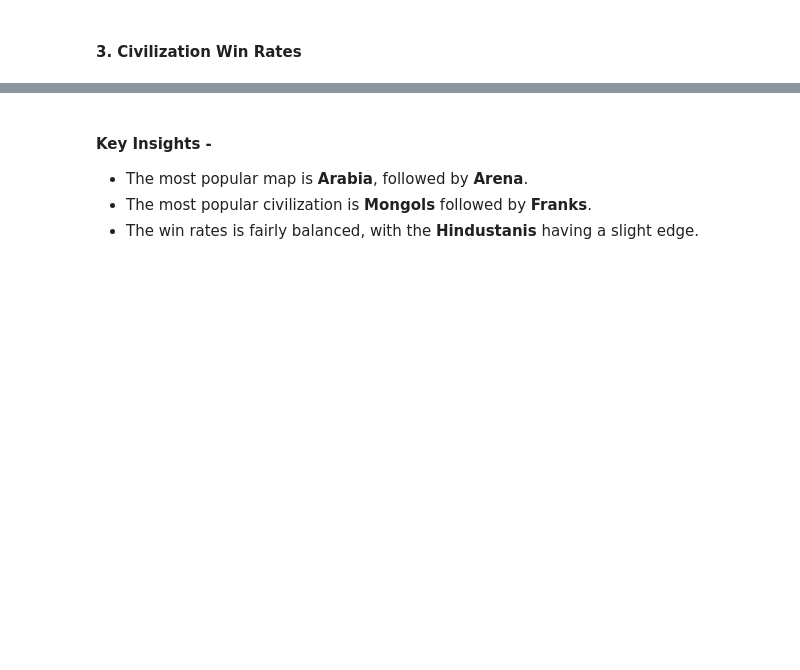
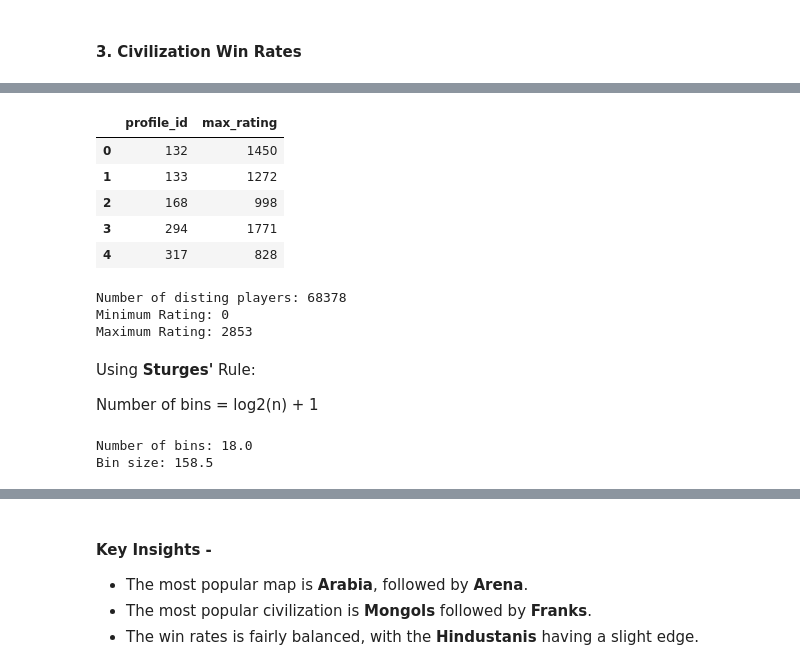
Before and after one commit to moraish/AOE_data_analysis, a Jupyter notebook: AOE_2_ANALYSIS_V1.ipynb, the cells around one changed output, grey strips where cells are left out. Cells and saved outputs as stored; diff of their text form; code cells hidden in the pictures; blank space fills up the shorter version.

```diff
--- a/AOE_2_ANALYSIS_V1.ipynb
+++ b/AOE_2_ANALYSIS_V1.ipynb
@@ -126,0 +134,42 @@ px.bar(civ_win_rates, x='civ', y='win_rate', title='Civilization Win Rates', lab
+# %%
+# Group by profile_id and take the max new_rating for each player
+player_max_ratings = players.groupby('profile_id')['new_rating'].max().reset_index()
+player_max_ratings.columns = ['profile_id', 'max_rating']
+
+player_max_ratings.head()
+# %% [output]
+|  | profile_id | max_rating |
+| 0 | 132 | 1450 |
+| 1 | 133 | 1272 |
+| 2 | 168 | 998 |
+| 3 | 294 | 1771 |
+| 4 | 317 | 828 |
+# %%
+min_rating = player_max_ratings['max_rating'].min()
+max_rating = player_max_ratings['max_rating'].max()
+
+print(f"Number of disting players: {len(player_max_ratings)}")
+
+print(f"Minimum Rating: {min_rating}")
+print(f"Maximum Rating: {max_rating}")
+# %% [output]
+Number of disting players: 68378
+Minimum Rating: 0
+Maximum Rating: 2853
+# %% [markdown]
+Using **Sturges'** Rule:
+
+Number of bins = log2(n) + 1
+# %%
+# Using Sturges' Rule:
+
+number_bins = np.log2(len(player_max_ratings)) + 1
+number_bins = np.ceil(number_bins)
+
+bin_size = (max_rating - min_rating) / number_bins
+
+print(f"Number of bins: {number_bins}")
+print(f"Bin size: {bin_size}")
+# %% [output]
+Number of bins: 18.0
+Bin size: 158.5
```
Also changed, not shown: parts of 5 cells of this notebook.
